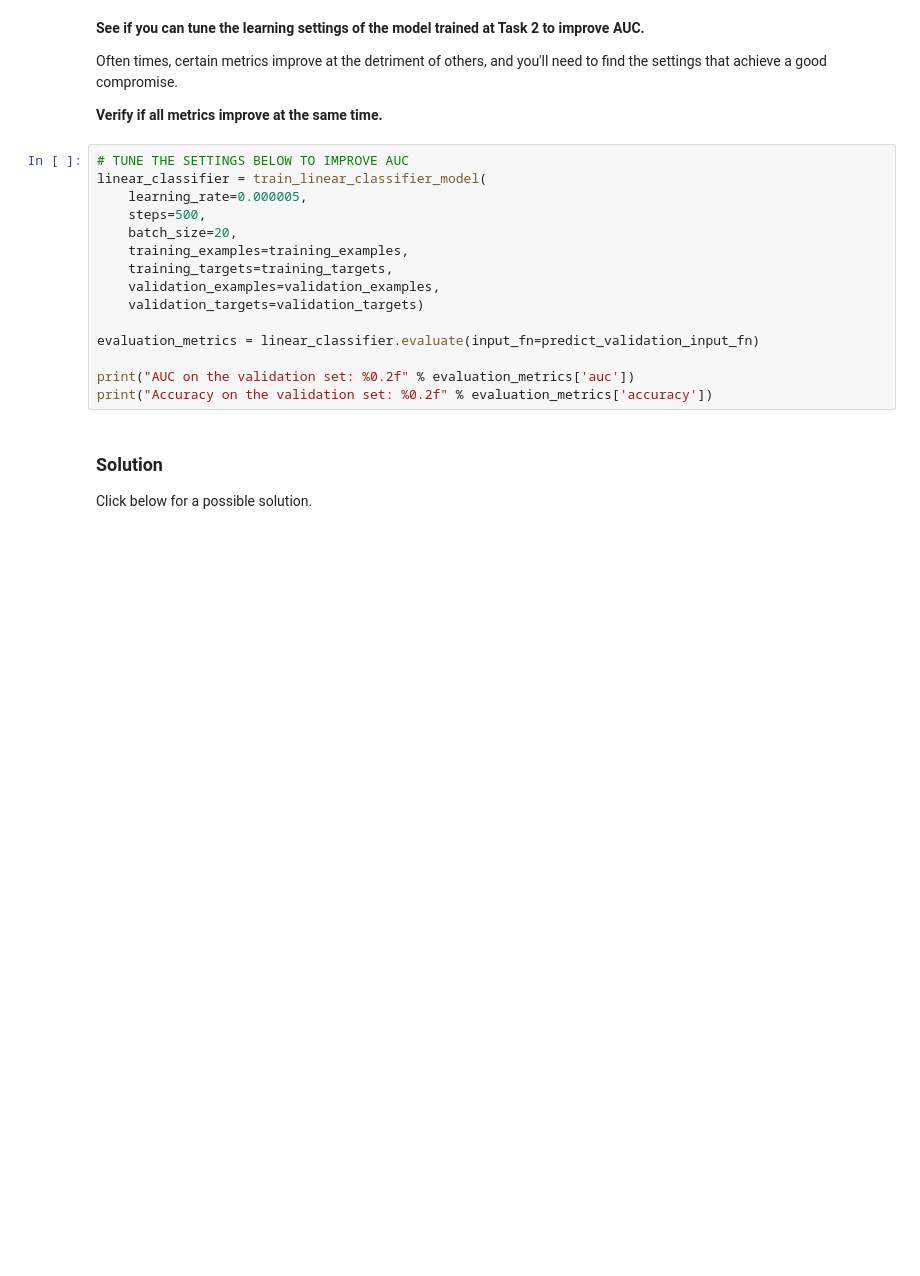
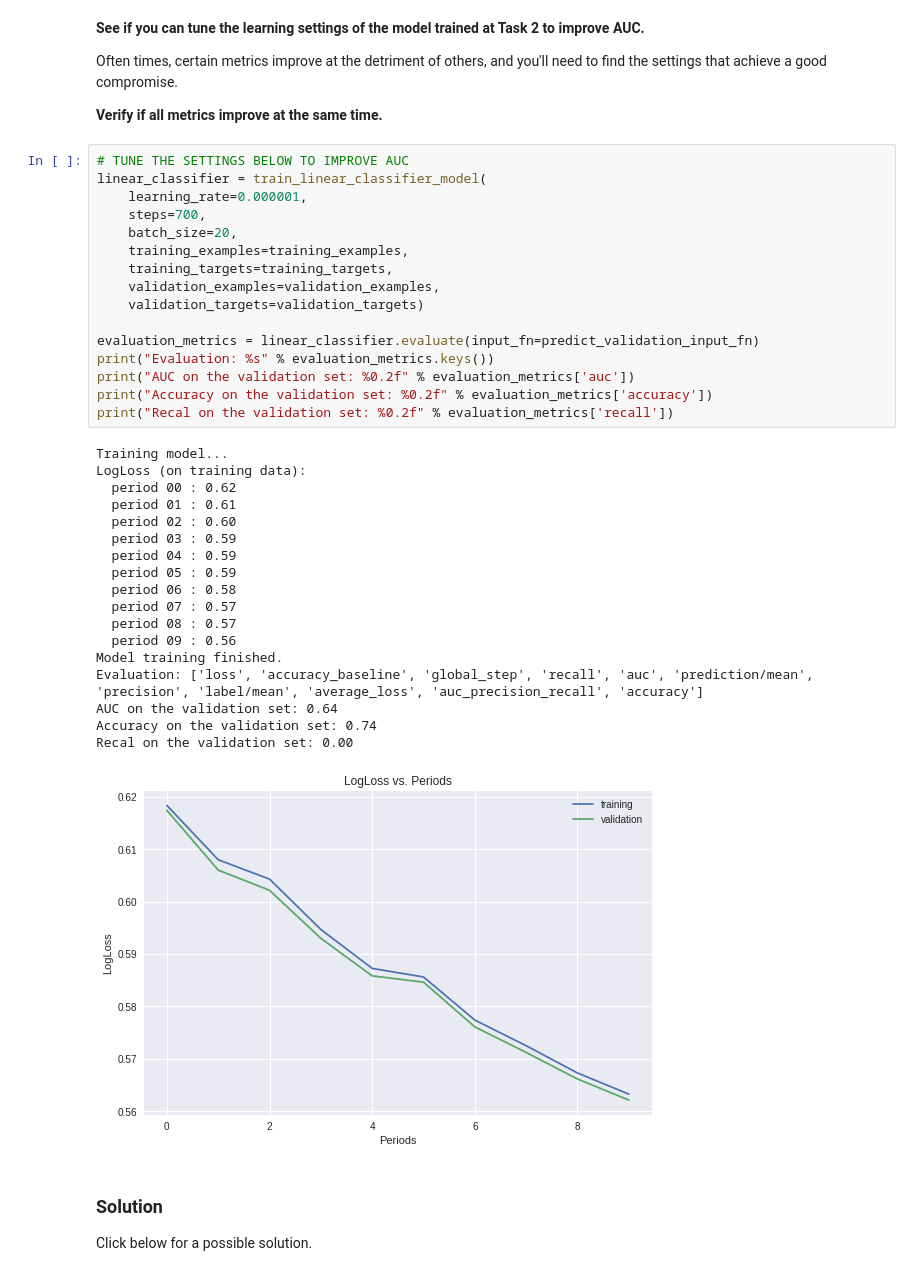
Before and after one commit to steineron/TensowFlowFirstSteps, a Jupyter notebook: logistic_regression.ipynb, the cells around one changed output. Saved outputs shown, nothing was run; the diff lists cells and outputs as text; blank space fills up the shorter version.

```diff
--- a/logistic_regression.ipynb
+++ b/logistic_regression.ipynb
@@ -554,18 +650,38 @@ Often times, certain metrics improve at the detriment of others, and you'll need
 # %%
 # TUNE THE SETTINGS BELOW TO IMPROVE AUC
 linear_classifier = train_linear_classifier_model(
-    learning_rate=0.000005,
-    steps=500,
+    learning_rate=0.000001,
+    steps=700,
     batch_size=20,
     training_examples=training_examples,
     training_targets=training_targets,
     validation_examples=validation_examples,
     validation_targets=validation_targets)
 
 evaluation_metrics = linear_classifier.evaluate(input_fn=predict_validation_input_fn)
-
+print("Evaluation: %s" % evaluation_metrics.keys())
 print("AUC on the validation set: %0.2f" % evaluation_metrics['auc'])
 print("Accuracy on the validation set: %0.2f" % evaluation_metrics['accuracy'])
+print("Recal on the validation set: %0.2f" % evaluation_metrics['recall'])
+# %% [output]
+Training model...
+LogLoss (on training data):
+  period 00 : 0.62
+  period 01 : 0.61
+  period 02 : 0.60
+  period 03 : 0.59
+  period 04 : 0.59
+  period 05 : 0.59
+  period 06 : 0.58
+  period 07 : 0.57
+  period 08 : 0.57
+  period 09 : 0.56
+Model training finished.
+Evaluation: ['loss', 'accuracy_baseline', 'global_step', 'recall', 'auc', 'prediction/mean', 'precision', 'label/mean', 'average_loss', 'auc_precision_recall', 'accuracy']
+AUC on the validation set: 0.64
+Accuracy on the validation set: 0.74
+Recal on the validation set: 0.00
+[figure, added]
 # %% [markdown]
 ### Solution
 
```
Also changed, not shown: parts of 8 cells of this notebook.
